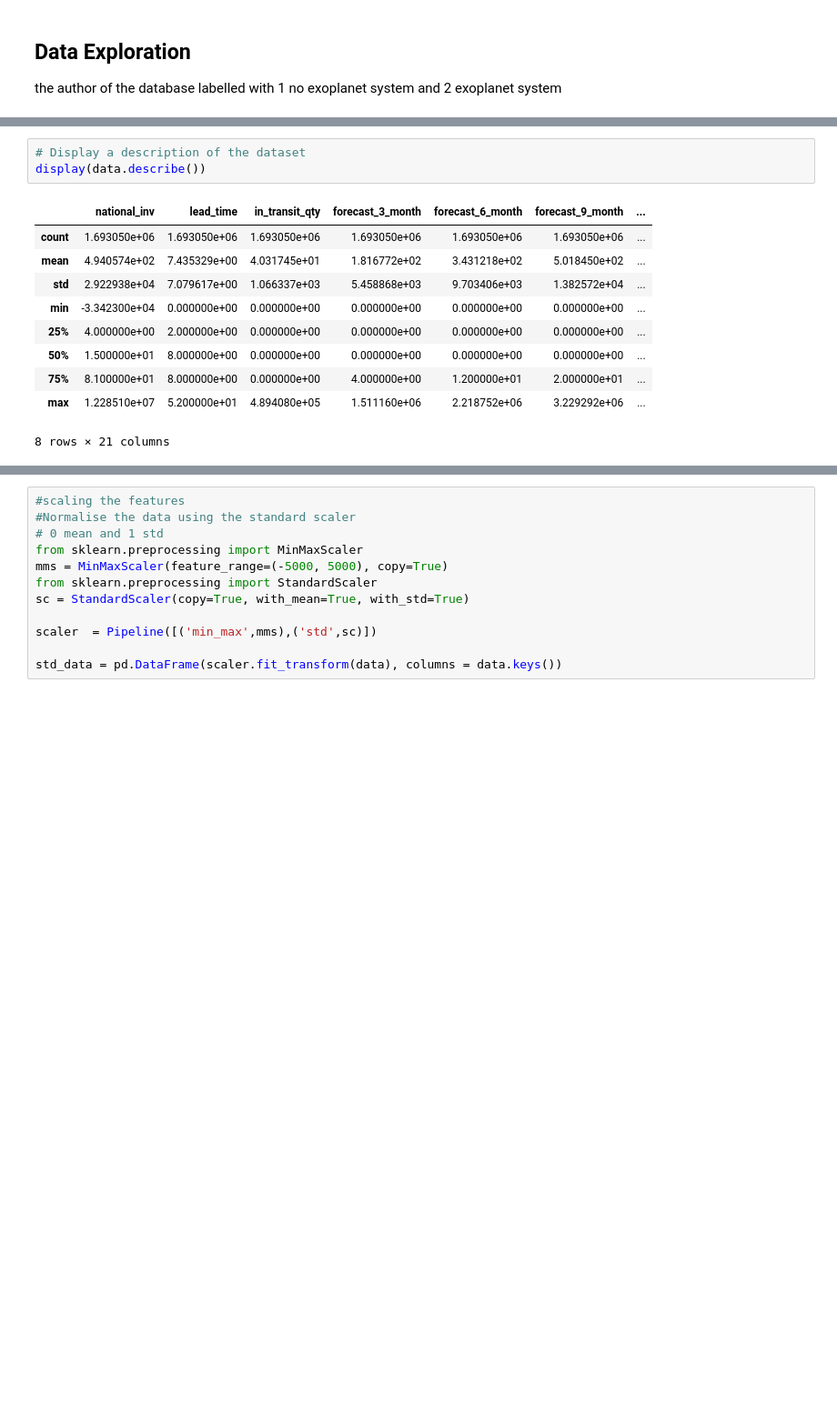
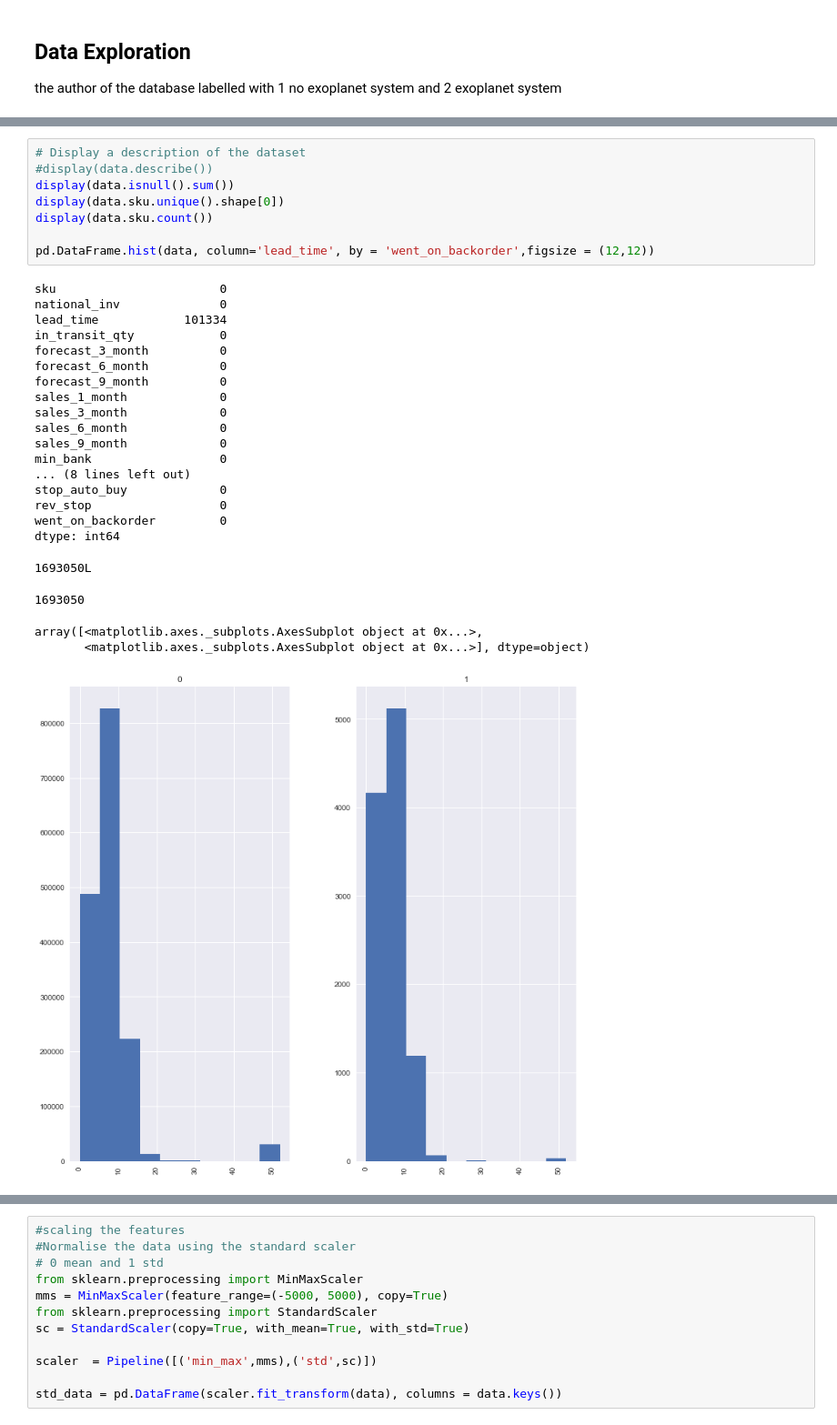
Before and after one commit to Drea1989/backorder-detection, a Jupyter notebook: Backorders.ipynb, the cells around one changed output, grey strips where cells are left out. Shown at 91% size. Cells and saved outputs as stored; diff of their text form; blank space fills up the shorter version.

```diff
--- a/Backorders.ipynb
+++ b/Backorders.ipynb
@@ -54,16 +50,33 @@ for col in ['potential_issue', 'deck_risk', 'oe_constraint', 'ppap_risk','stop_a
-# %%
-# Display a description of the dataset
-display(data.describe())
-# %% [output]
-|  | national_inv | lead_time | in_transit_qty | forecast_3_month | forecast_6_month | forecast_9_month | ... |
-| count | 1.693050e+06 | 1.693050e+06 | 1.693050e+06 | 1.693050e+06 | 1.693050e+06 | 1.693050e+06 | ... |
-| mean | 4.940574e+02 | 7.435329e+00 | 4.031745e+01 | 1.816772e+02 | 3.431218e+02 | 5.018450e+02 | ... |
-| std | 2.922938e+04 | 7.079617e+00 | 1.066337e+03 | 5.458868e+03 | 9.703406e+03 | 1.382572e+04 | ... |
-| min | -3.342300e+04 | 0.000000e+00 | 0.000000e+00 | 0.000000e+00 | 0.000000e+00 | 0.000000e+00 | ... |
-| 25% | 4.000000e+00 | 2.000000e+00 | 0.000000e+00 | 0.000000e+00 | 0.000000e+00 | 0.000000e+00 | ... |
-| 50% | 1.500000e+01 | 8.000000e+00 | 0.000000e+00 | 0.000000e+00 | 0.000000e+00 | 0.000000e+00 | ... |
-| 75% | 8.100000e+01 | 8.000000e+00 | 0.000000e+00 | 4.000000e+00 | 1.200000e+01 | 2.000000e+01 | ... |
-| max | 1.228510e+07 | 5.200000e+01 | 4.894080e+05 | 1.511160e+06 | 2.218752e+06 | 3.229292e+06 | ... |
-8 rows × 21 columns
+# %%
+# Display a description of the dataset
+#display(data.describe())
+display(data.isnull().sum())
+display(data.sku.unique().shape[0])
+display(data.sku.count())
+
+pd.DataFrame.hist(data, column='lead_time', by = 'went_on_backorder',figsize = (12,12))
+# %% [output]
+sku                       0
+national_inv              0
+lead_time            101334
+in_transit_qty            0
+forecast_3_month          0
+forecast_6_month          0
+forecast_9_month          0
+sales_1_month             0
+sales_3_month             0
+sales_6_month             0
+sales_9_month             0
+min_bank                  0
+... (8 lines left out)
+stop_auto_buy             0
+rev_stop                  0
+went_on_backorder         0
+dtype: int64
+1693050L
+1693050
+array([<matplotlib.axes._subplots.AxesSubplot object at 0x...>,
+       <matplotlib.axes._subplots.AxesSubplot object at 0x...>], dtype=object)
+[figure, added]
 # %%
 #numerical columns
```
Also changed, not shown: parts of 22 cells of this notebook.
